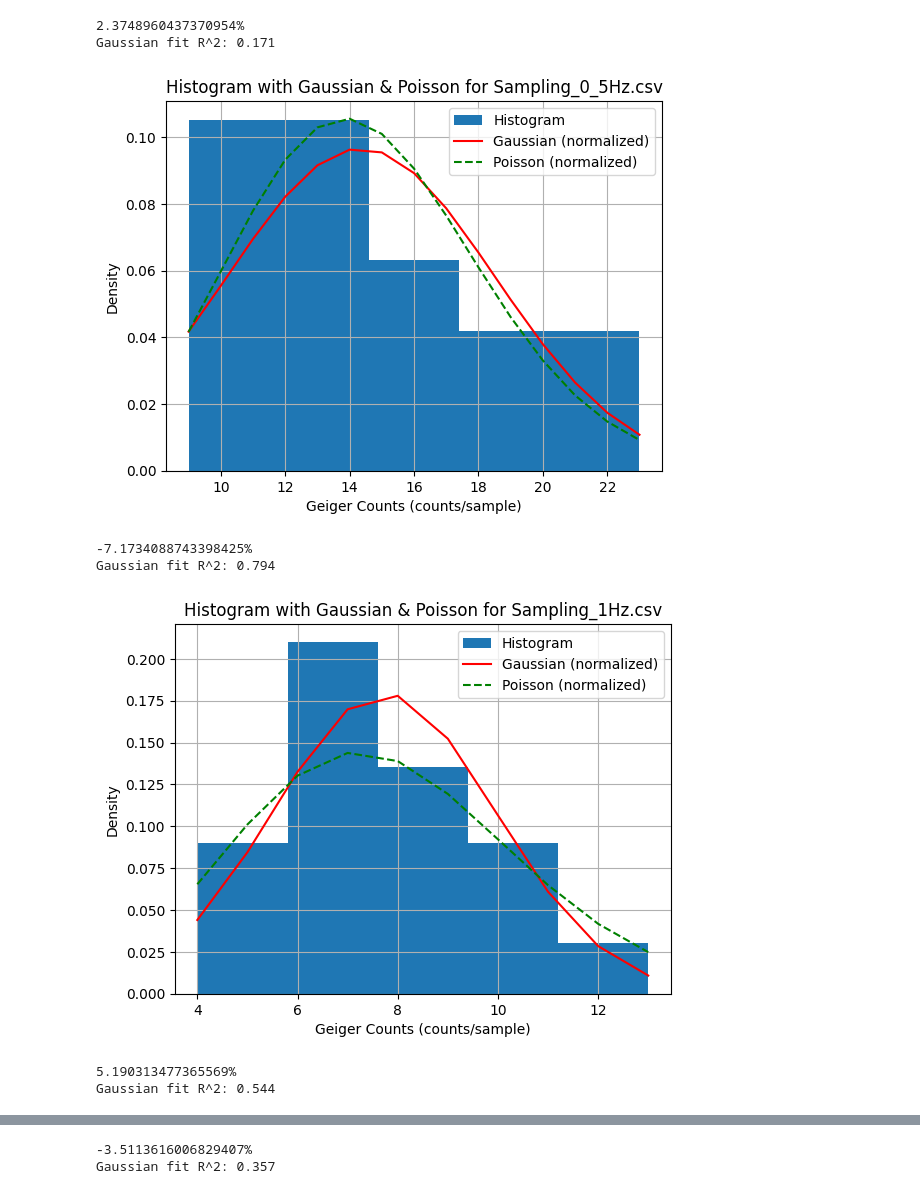
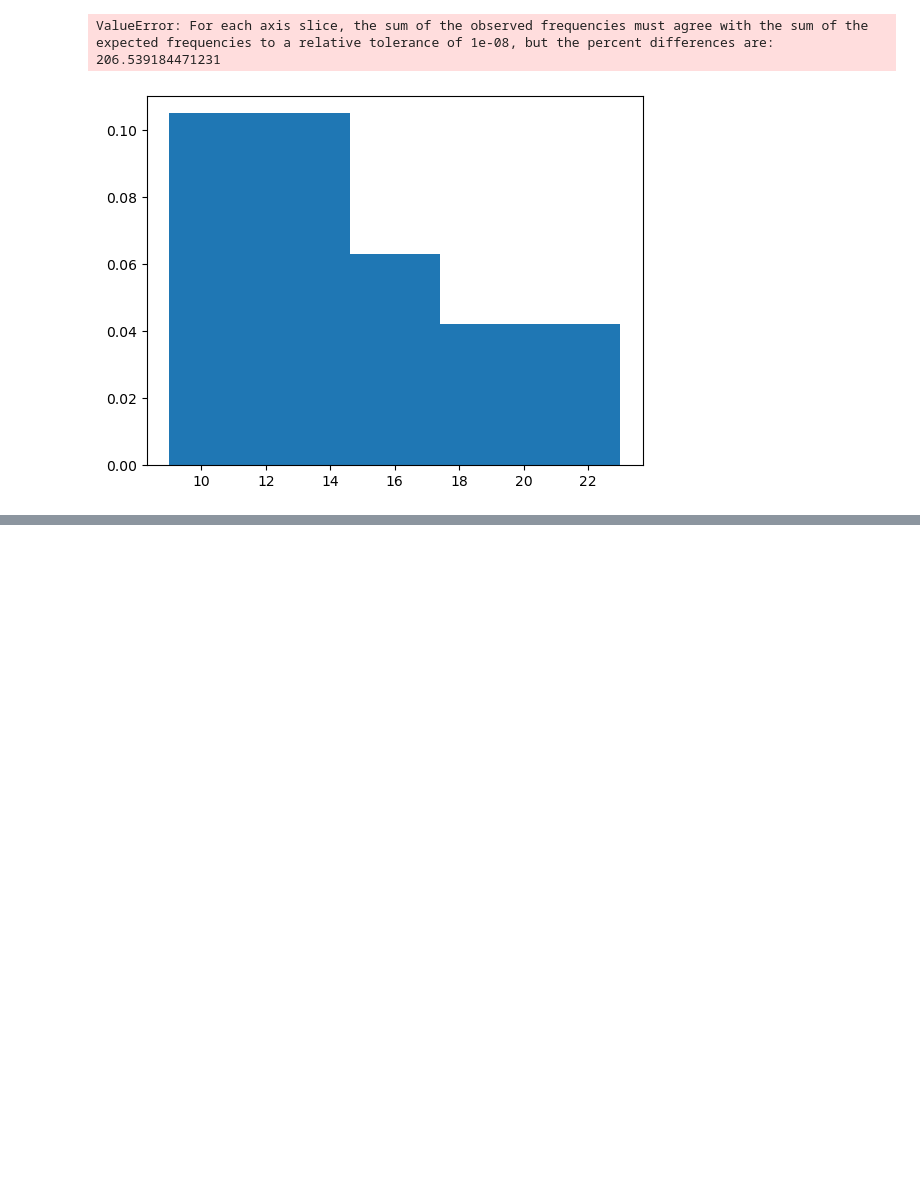
Before and after one commit to roznik20/geiger-lab, a Jupyter notebook: main.ipynb, the cells around one changed output, grey strips where cells are left out. Drawn from its saved outputs; the diff is of its cells as text; code cells hidden in the pictures; blank space fills up the shorter version.

Commit message:
Chisquared

```diff
--- a/main.ipynb
+++ b/main.ipynb
@@ -84,51 +85,45 @@ for filename in histogram_data_names:
 
     mew = np.mean(data)
     sigma = np.std(data)
-
+    """
     difference = -np.sqrt(mew) + sigma
     difference_percent = (difference / mew) * 100
-    print(f"{difference_percent}%")
-
-
+    print(f"{difference_percent}%")"""
 
 
     x = np.arange(np.min(data), np.max(data) + 1)
 
-
-
+    chi_poisson = chisquare(data,[poisson(val, mew) for val in data])
+    chi_gaussian = chisquare(data,[gausian(val, mew, sigma) for val in data])
+    print("Poisson" if chi_poisson<chi_gaussian else "Gaussian", min(chi_poisson, chi_gaussian))
 
     # Gaussian plot
     gauss_y = [gausian(val, mew, sigma) for val in x]
     gauss_y = np.array(gauss_y)
     plt.plot(x, gauss_y, 'r-', label="Gaussian (normalized)")
 
 
     # Poisson plot
     pois_y = [poisson(val, mew) for val in x]
     pois_y = np.array(pois_y)
 
     # Calculate the R^2 value for the Gaussian fit
     hist_vals, bin_edges = np.histogram(data, bins=bin, density=True)
     bin_centers = (bin_edges[:-1] + bin_edges[1:]) / 2
     gauss_fit = norm.pdf(bin_centers, mew, sigma)
     ss_res = np.sum((hist_vals - gauss_fit) ** 2)
     ss_tot = np.sum((hist_vals - np.mean(hist_vals)) ** 2)
     r2 = 1 - (ss_res / ss_tot)
     print(f"Gaussian fit R^2: {r2:.3f}")
 
     plt.plot(x, pois_y, 'g--', label="Poisson (normalized)")
     plt.title(f"Histogram with Gaussian & Poisson for {filename}")
     plt.xlabel("Geiger Counts (counts/sample)")
     plt.ylabel("Density")
     plt.grid()
     plt.legend()
     plt.show()
 # %% [output]
-2.3748960437370954%
-Gaussian fit R^2: 0.171
+ValueError: For each axis slice, the sum of the observed frequencies must agree with the sum of the expected frequencies to a relative tolerance of 1e-08, but the percent differences are:
+206.539184471231
-[figure, old version]
+[figure, new version]
--7.1734088743398425%
-Gaussian fit R^2: 0.794
-[figure, removed]
-5.190313477365569%
-Gaussian fit R^2: 0.544
@@ -136,2 +129,0 @@ Gaussian fit R^2: 0.544
--3.5113616006829407%
-Gaussian fit R^2: 0.357
```
Also changed, not shown: parts of 4 cells of this notebook.
